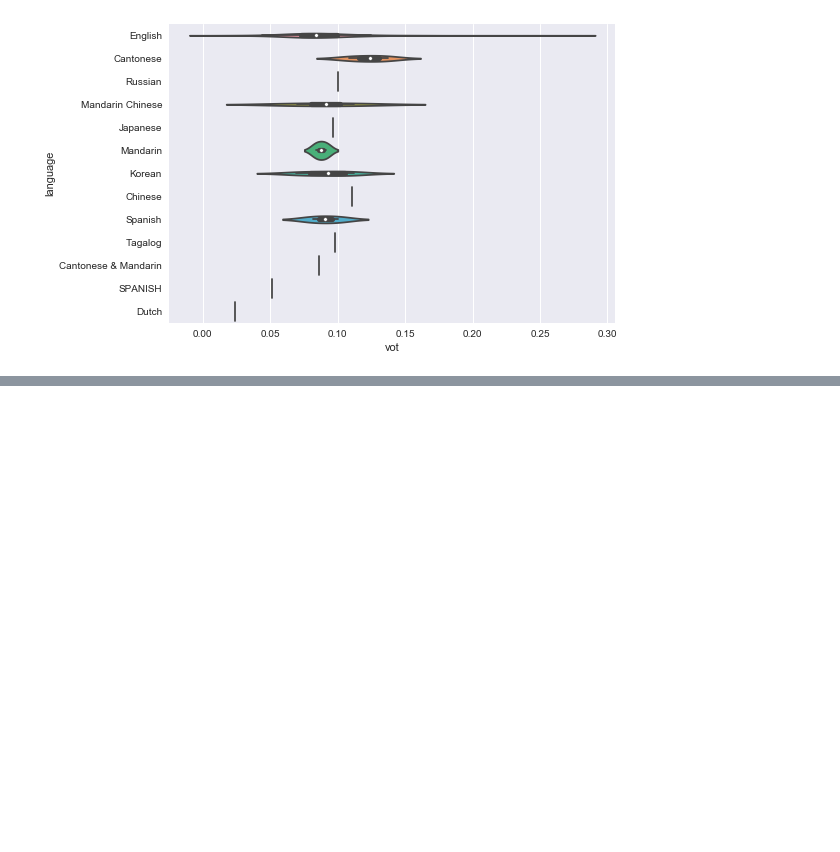
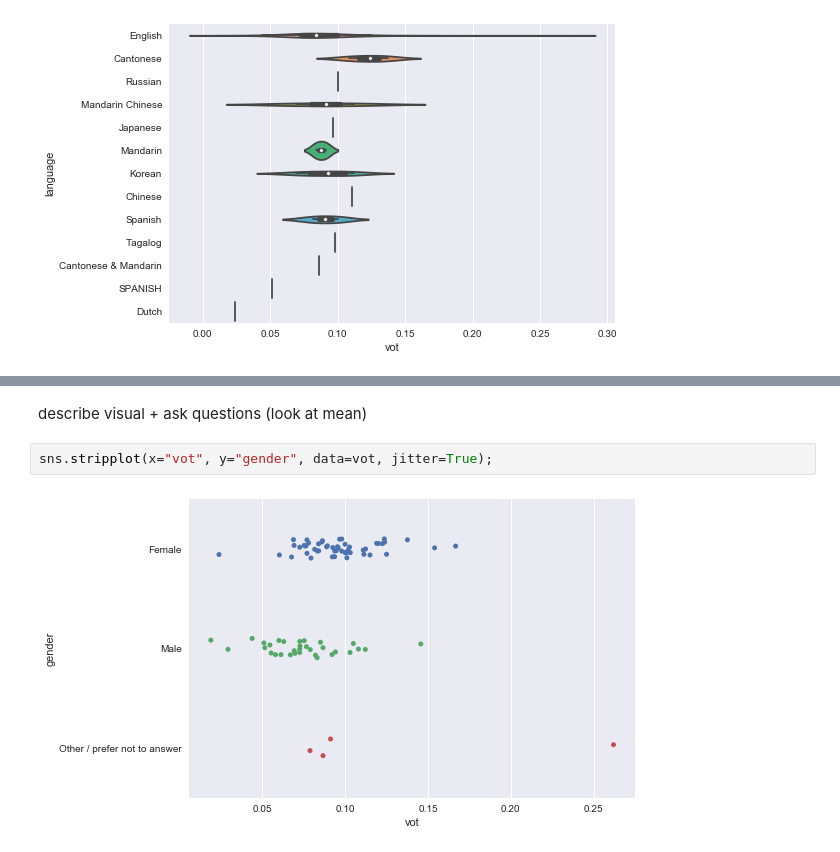
Before and after one commit to ds-modules/LINGUIS-110, a Jupyter notebook: VOT homework.ipynb, the cells around one changed output, grey strips where cells are left out. Cells and saved outputs as stored; diff of their text form; blank space fills up the shorter version.

```diff
--- a/VOT homework.ipynb
+++ b/VOT homework.ipynb
@@ -52,0 +76,6 @@ sns.violinplot(x="vot", y="language", data=vot);
+# %% [markdown]
+describe visual + ask questions (look at mean)
+# %%
+sns.stripplot(x="vot", y="gender", data=vot, jitter=True);
+# %% [output]
+[figure, added]
```
Also changed, not shown: parts of 66 cells of this notebook.
